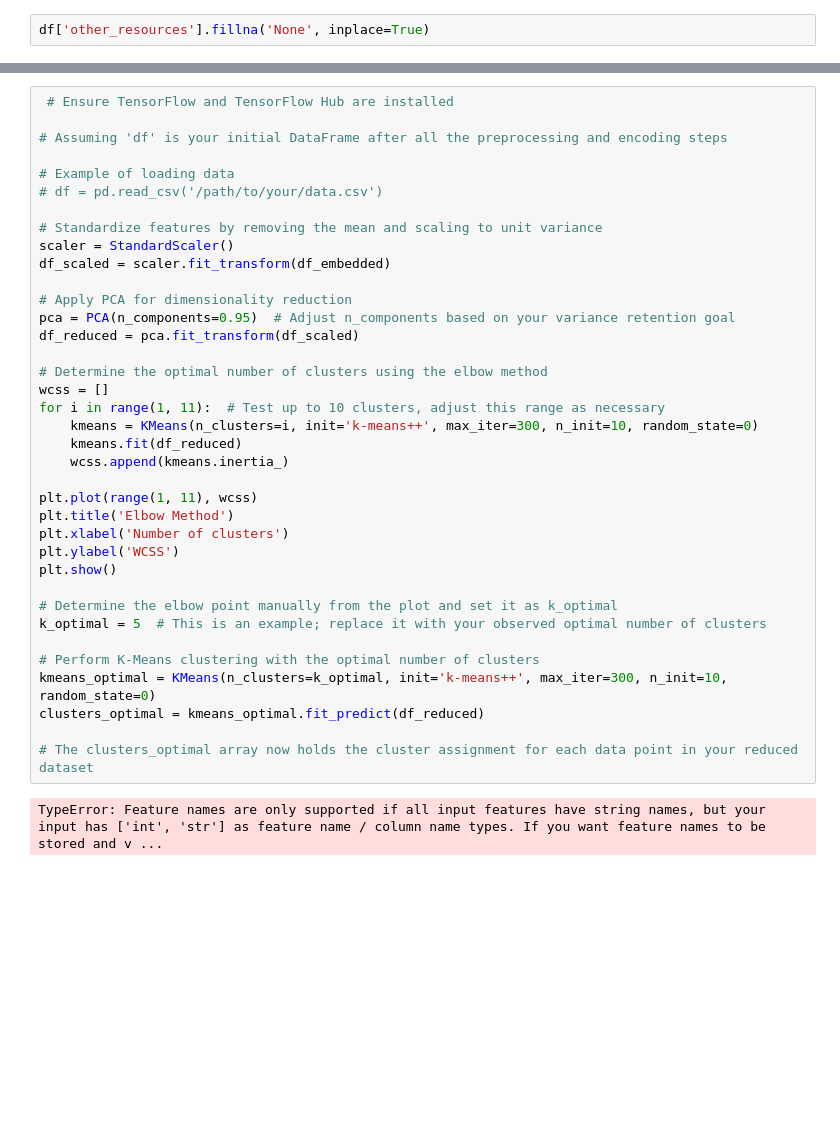
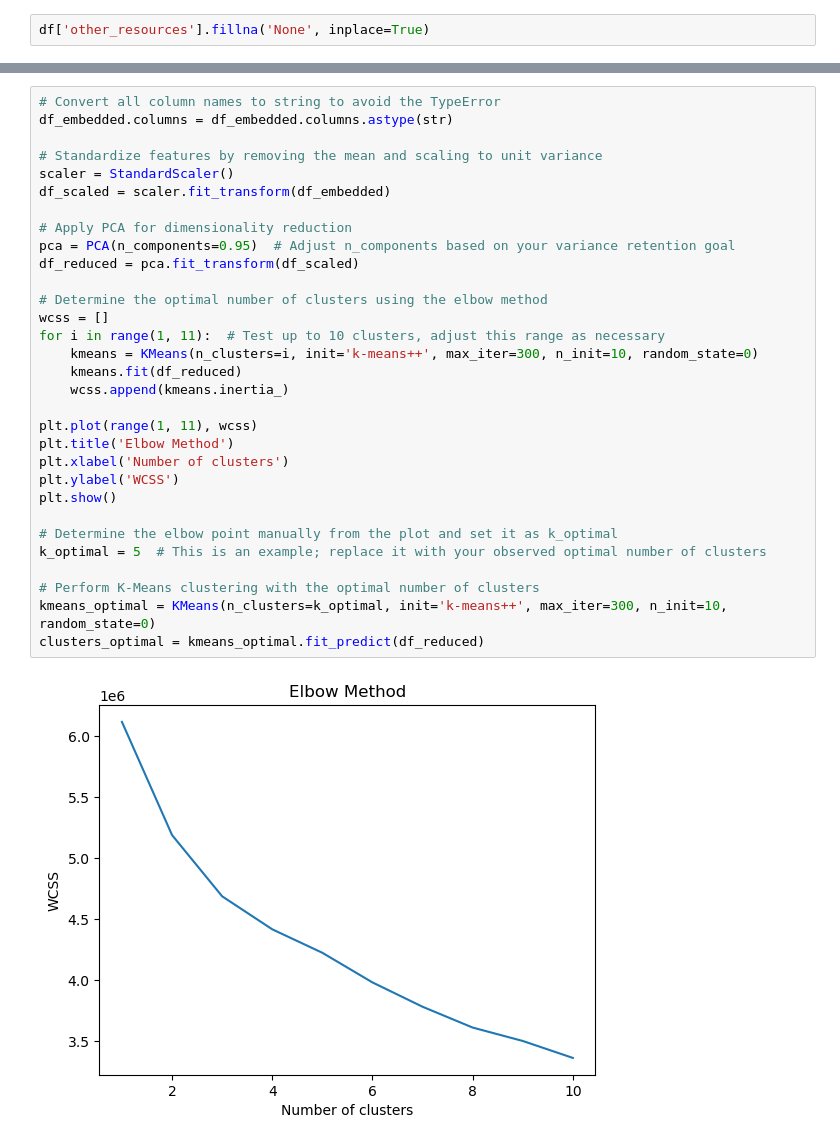
Before and after one commit to GursimranSujlana/Duolingo, a Jupyter notebook: survey_data_analysis.ipynb, the cells around one changed output, grey strips where cells are left out. Cells and saved outputs as stored; diff of their text form; blank space fills up the shorter version.

```diff
--- a/survey_data_analysis.ipynb
+++ b/survey_data_analysis.ipynb
@@ -383,39 +417,33 @@ df_embedded.head()
 # %%
- # Ensure TensorFlow and TensorFlow Hub are installed
-
-# Assuming 'df' is your initial DataFrame after all the preprocessing and encoding steps
-
-# Example of loading data
-# df = pd.read_csv('/path/to/your/data.csv')
+# Convert all column names to string to avoid the TypeError
+df_embedded.columns = df_embedded.columns.astype(str)
 
 # Standardize features by removing the mean and scaling to unit variance
 scaler = StandardScaler()
 df_scaled = scaler.fit_transform(df_embedded)
 
 # Apply PCA for dimensionality reduction
 pca = PCA(n_components=0.95)  # Adjust n_components based on your variance retention goal
 df_reduced = pca.fit_transform(df_scaled)
 
 # Determine the optimal number of clusters using the elbow method
 wcss = []
 for i in range(1, 11):  # Test up to 10 clusters, adjust this range as necessary
     kmeans = KMeans(n_clusters=i, init='k-means++', max_iter=300, n_init=10, random_state=0)
     kmeans.fit(df_reduced)
     wcss.append(kmeans.inertia_)
 
 plt.plot(range(1, 11), wcss)
 plt.title('Elbow Method')
 plt.xlabel('Number of clusters')
 plt.ylabel('WCSS')
 plt.show()
 
 # Determine the elbow point manually from the plot and set it as k_optimal
 k_optimal = 5  # This is an example; replace it with your observed optimal number of clusters
 
 # Perform K-Means clustering with the optimal number of clusters
 kmeans_optimal = KMeans(n_clusters=k_optimal, init='k-means++', max_iter=300, n_init=10, random_state=0)
 clusters_optimal = kmeans_optimal.fit_predict(df_reduced)
-
-# The clusters_optimal array now holds the cluster assignment for each data point in your reduced dataset
 # %% [output]
-TypeError: Feature names are only supported if all input features have string names, but your input has ['int', 'str'] as feature name / column name types. If you want feature names to be stored and v ...
+[figure, added]
```
Also changed, not shown: parts of 11 cells of this notebook.
